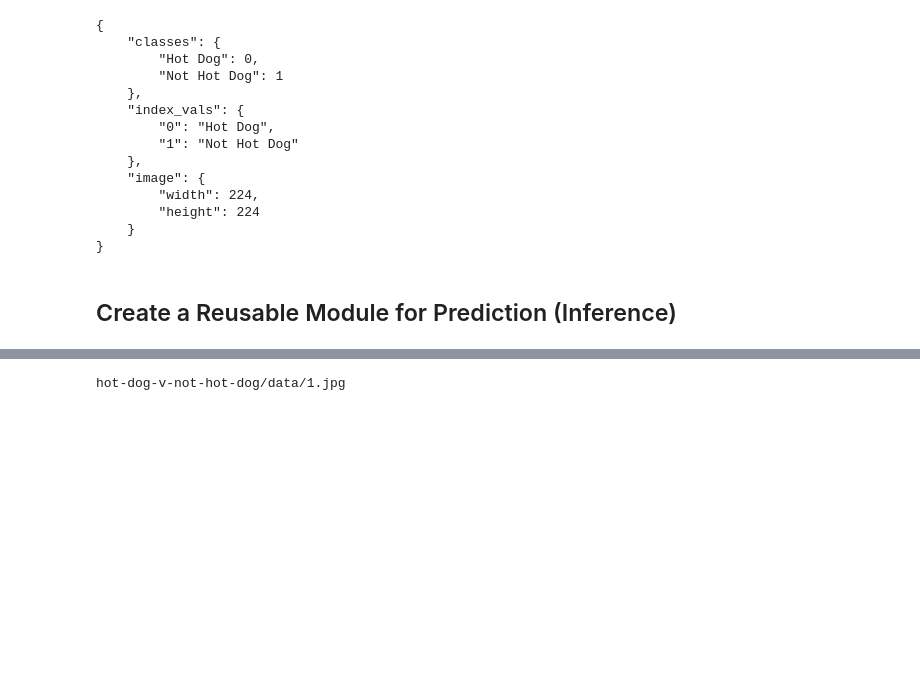
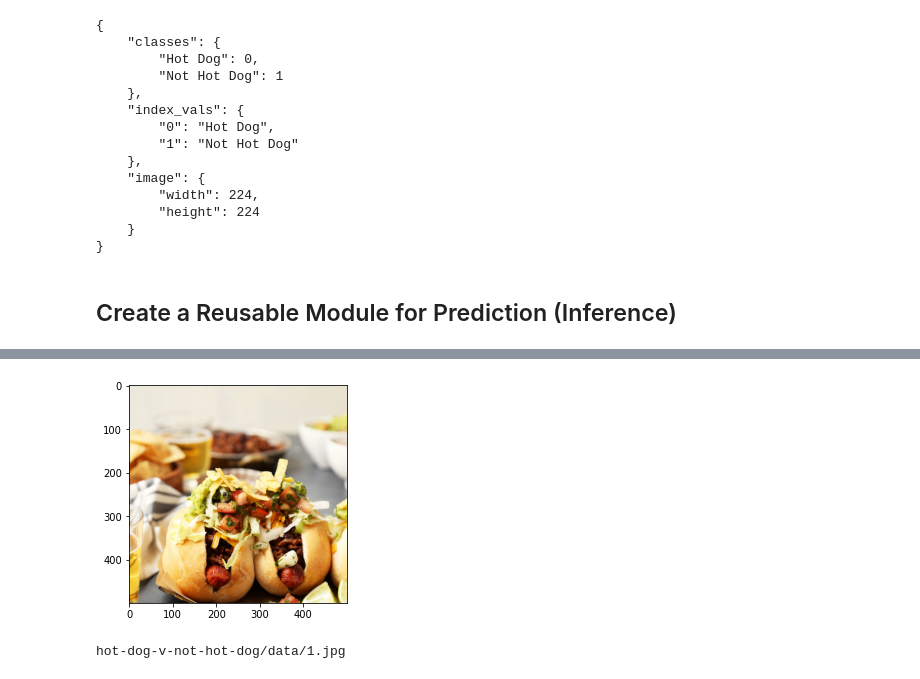
Before and after one commit to codingforentrepreneurs/Try-Keras, a Jupyter notebook: notebooks/Try_Keras.ipynb, the cells around one changed output, grey strips where cells are left out. Cells and saved outputs as stored; diff of their text form; code cells hidden in the pictures; blank space fills up the shorter version.

```diff
--- a/notebooks/Try_Keras.ipynb
+++ b/notebooks/Try_Keras.ipynb
@@ -684,5 +684,10 @@ Overwriting predict.py
 # %%
 test_img = pathlib.Path('hot-dog-v-not-hot-dog') / "data" / "1.jpg"
+img = Image.open(test_img)
+plt.imshow(img)
+plt.show()
+# %% [output]
+[figure, added]
 # %%
 !echo $test_img
 # %% [output]
```
Also changed, not shown: parts of 24 cells of this notebook.
